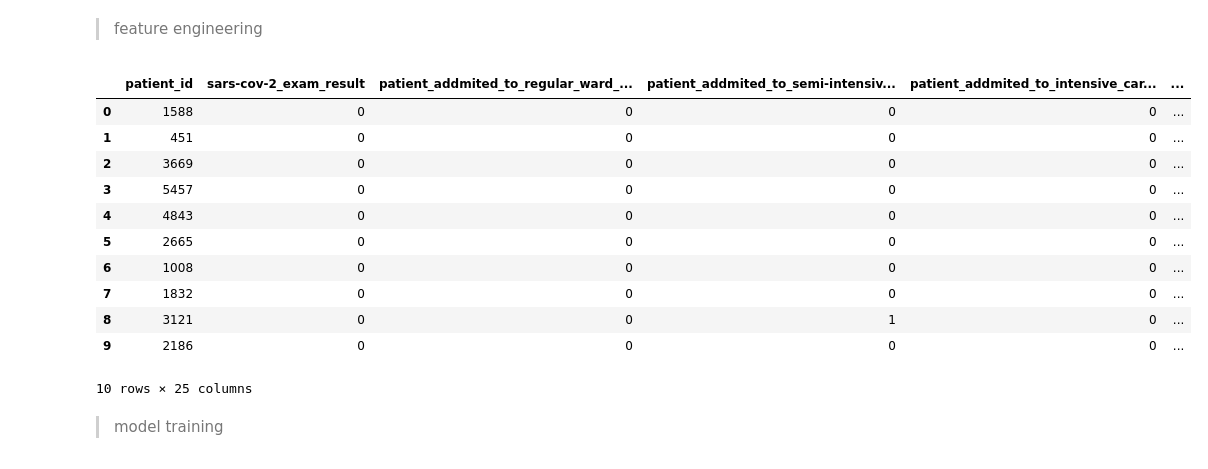
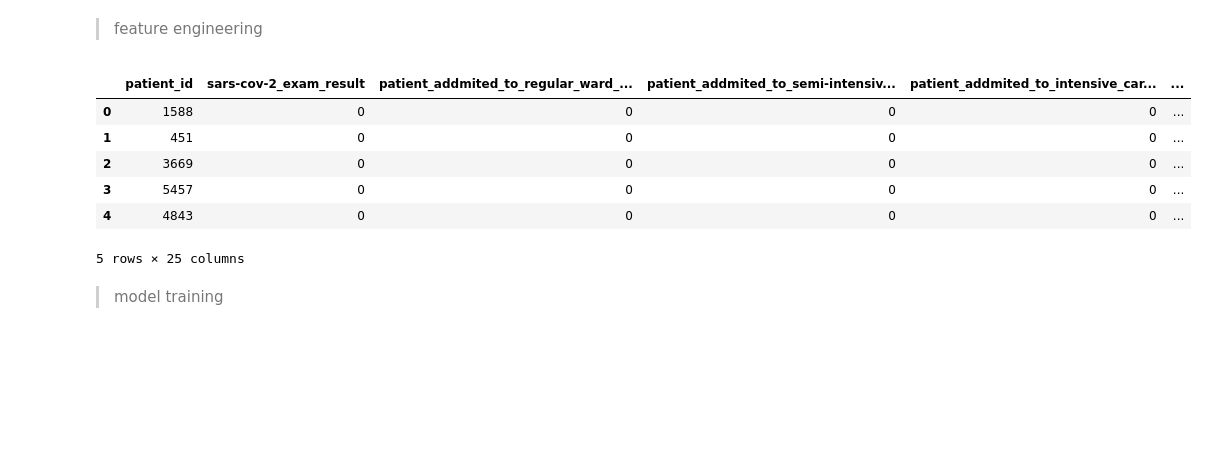
Before and after one commit to krzhck/classification_AI, a Jupyter notebook: classification.ipynb, the cells around one changed output. Cells and saved outputs as stored; diff of their text form; code cells hidden in the pictures; blank space fills up the shorter version.

```diff
--- a/classification.ipynb
+++ b/classification.ipynb
@@ -100,40 +102,31 @@ raw_data.head()
 # %% [markdown]
 > feature engineering
 # %%
-# DOING
-
 normalized_data = raw_data - raw_data.mean()
 
 for x in nonDataCols:
     normalized_data.drop(columns=[x], inplace=True)
-normalized_data.head(20)
-
 
 pca_size = 20
 pca = PCA(n_components=pca_size)
 pca.fit(normalized_data)
 
 dataset = pd.DataFrame(pca.transform(normalized_data),
 columns=['feature%s' % _ for _ in range(pca_size)],
 index=raw_data.index)
 
 for i, v in enumerate(nonDataCols):
     dataset.insert(i, v, raw_data[v])
 
-dataset.head(10)
+dataset.head()
 # %% [output]
 |  | patient_id | sars-cov-2_exam_result | patient_addmited_to_regular_ward_... | patient_addmited_to_semi-intensiv... | patient_addmited_to_intensive_car... | ... |
 | 0 | 1588 | 0 | 0 | 0 | 0 | ... |
 | 1 | 451 | 0 | 0 | 0 | 0 | ... |
 | 2 | 3669 | 0 | 0 | 0 | 0 | ... |
 | 3 | 5457 | 0 | 0 | 0 | 0 | ... |
 | 4 | 4843 | 0 | 0 | 0 | 0 | ... |
-| 5 | 2665 | 0 | 0 | 0 | 0 | ... |
-| 6 | 1008 | 0 | 0 | 0 | 0 | ... |
-| 7 | 1832 | 0 | 0 | 0 | 0 | ... |
-| 8 | 3121 | 0 | 0 | 1 | 0 | ... |
-| 9 | 2186 | 0 | 0 | 0 | 0 | ... |
-10 rows × 25 columns
+5 rows × 25 columns
 # %%
 dataCols = [x for x in dataset.columns if x not in nonDataCols]
 X = dataset[dataCols]
```
Also changed, not shown: parts of 16 cells of this notebook, 1 other file.
